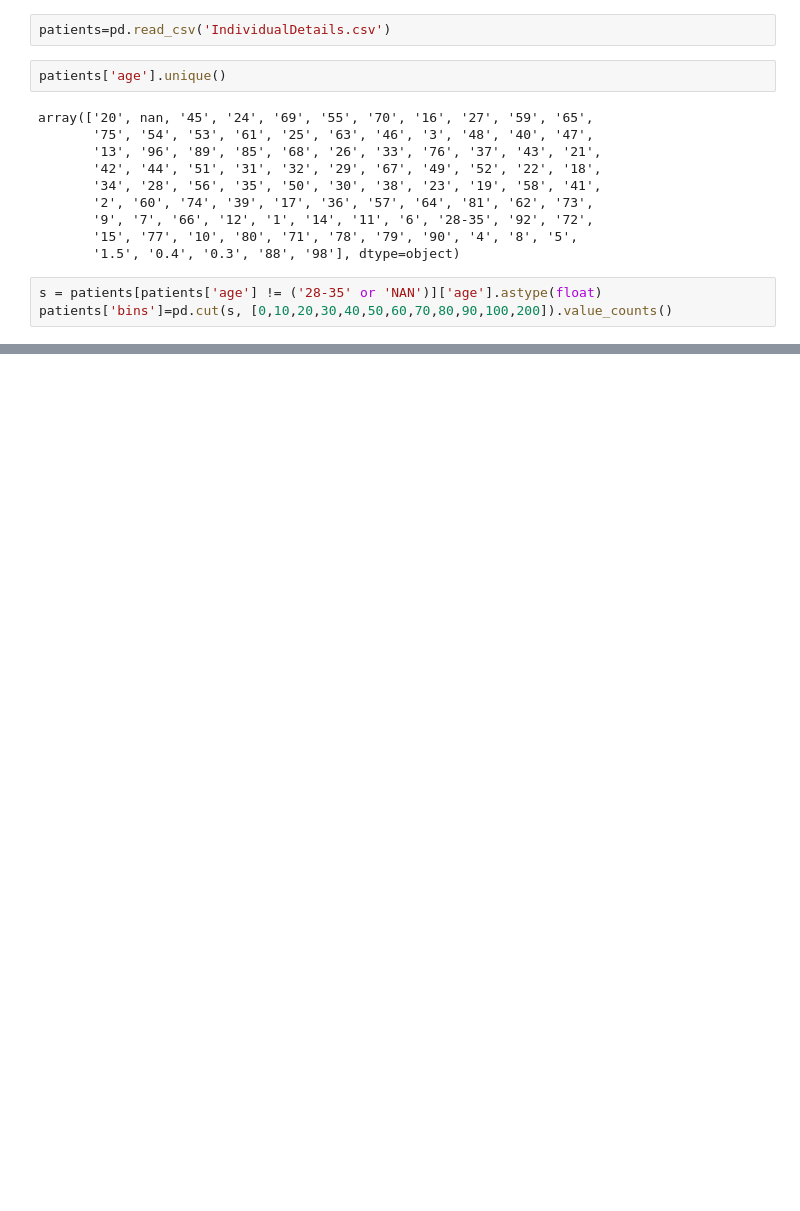
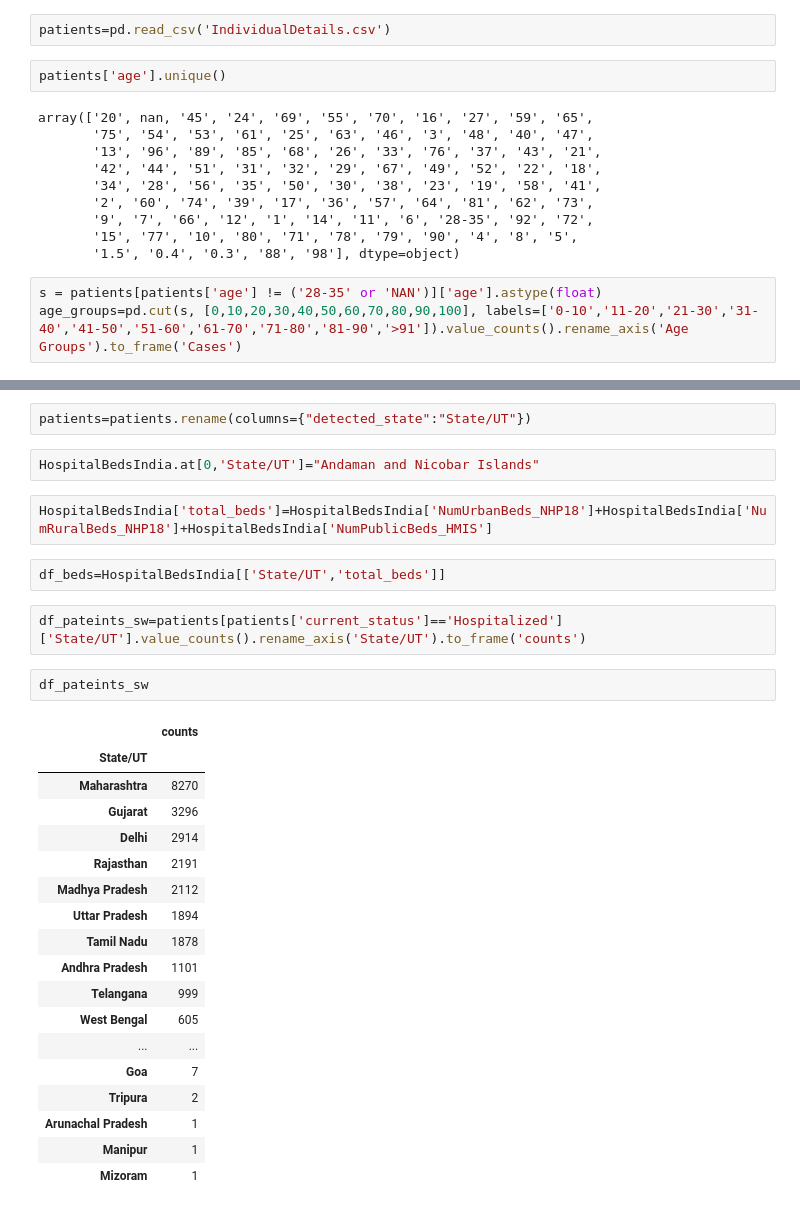
Before and after one commit to leenapatil14/Udacity_Data_Science_Nanodegree_Repo, a Jupyter notebook: COVID_India/IndiaTesting.ipynb, the cells around one changed output, grey strips where cells are left out. Drawn from its saved outputs; the diff is of its cells as text; blank space fills up the shorter version.

```diff
--- a/COVID_India/IndiaTesting.ipynb
+++ b/COVID_India/IndiaTesting.ipynb
@@ -131,4 +132,4 @@ array(['20', nan, '45', '24', '69', '55', '70', '16', '27', '59', '65',
        '1.5', '0.4', '0.3', '88', '98'], dtype=object)
 # %%
 s = patients[patients['age'] != ('28-35' or 'NAN')]['age'].astype(float)
-patients['bins']=pd.cut(s, [0,10,20,30,40,50,60,70,80,90,100,200]).value_counts()
+age_groups=pd.cut(s, [0,10,20,30,40,50,60,70,80,90,100], labels=['0-10','11-20','21-30','31-40','41-50','51-60','61-70','71-80','81-90','>91']).value_counts().rename_axis('Age Groups').to_frame('Cases')
@@ -162,0 +240,31 @@ ValueError:
+# %%
+patients=patients.rename(columns={"detected_state":"State/UT"})
+# %%
+HospitalBedsIndia.at[0,'State/UT']="Andaman and Nicobar Islands"
+# %%
+HospitalBedsIndia['total_beds']=HospitalBedsIndia['NumUrbanBeds_NHP18']+HospitalBedsIndia['NumRuralBeds_NHP18']+HospitalBedsIndia['NumPublicBeds_HMIS']
+# %%
+df_beds=HospitalBedsIndia[['State/UT','total_beds']]
+# %%
+df_pateints_sw=patients[patients['current_status']=='Hospitalized']['State/UT'].value_counts().rename_axis('State/UT').to_frame('counts')
+# %%
+df_pateints_sw
+# %% [output]
+|  | counts |
+| State/UT |  |
+| Maharashtra | 8270 |
+| Gujarat | 3296 |
+| Delhi | 2914 |
+| Rajasthan | 2191 |
+| Madhya Pradesh | 2112 |
+| Uttar Pradesh | 1894 |
+| Tamil Nadu | 1878 |
+| Andhra Pradesh | 1101 |
+| Telangana | 999 |
+| West Bengal | 605 |
+| ... | ... |
+| Goa | 7 |
+| Tripura | 2 |
+| Arunachal Pradesh | 1 |
+| Manipur | 1 |
+| Mizoram | 1 |
```
Also changed, not shown: parts of 16 cells of this notebook, 2 other files.
